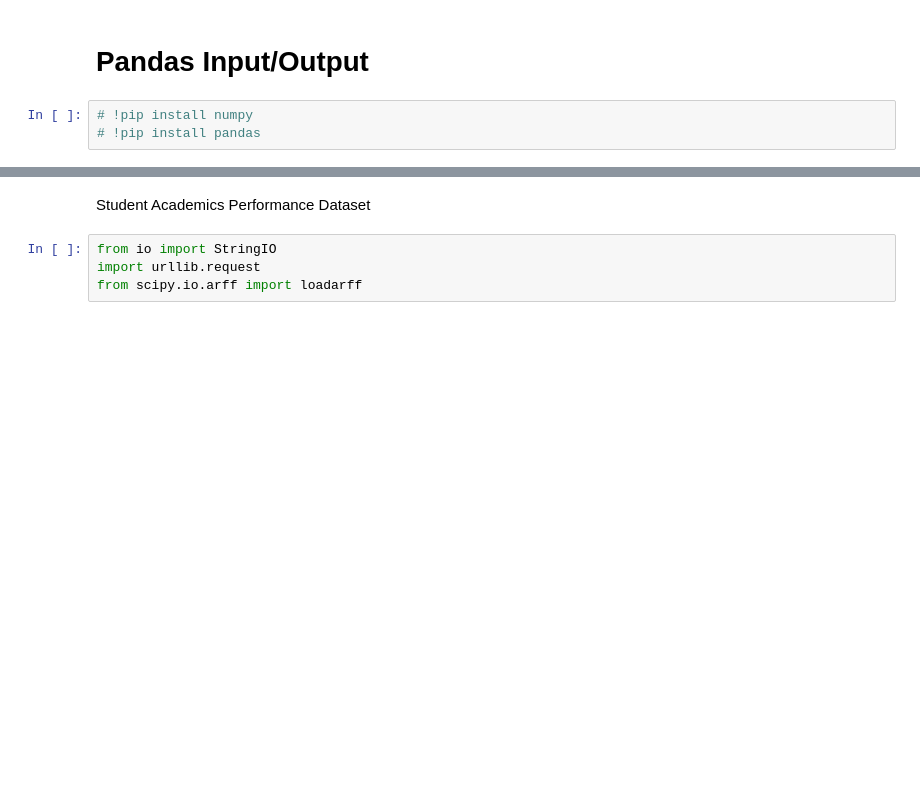
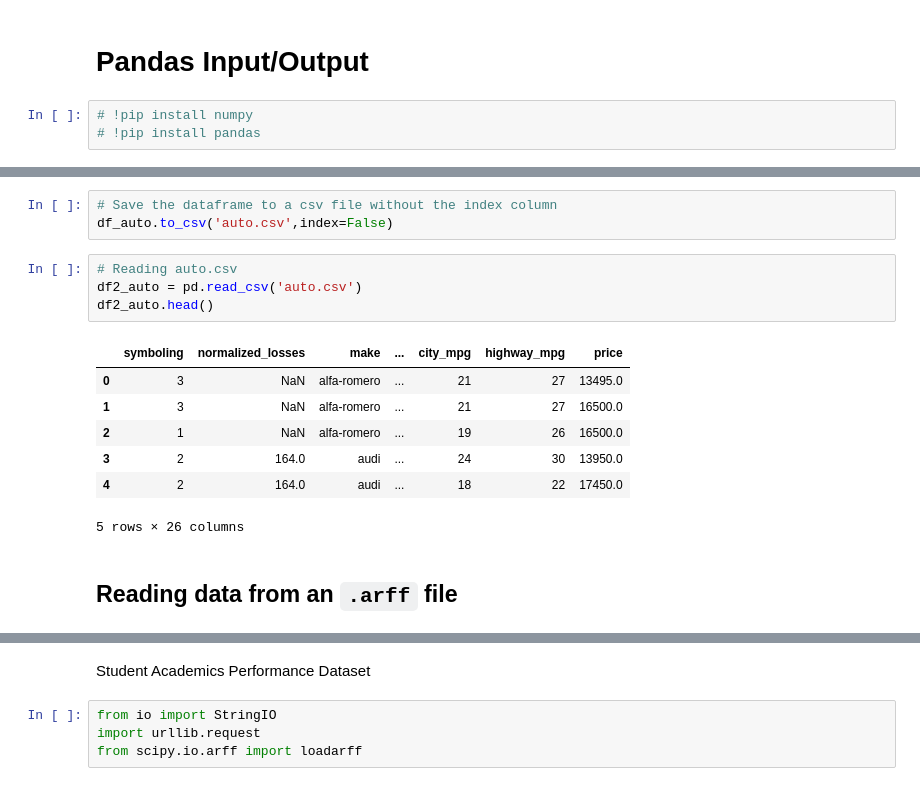
Before and after one commit to Goliath-Research/Introduction-to-Data-Science, a Jupyter notebook: 04-Introduction to Pandas/06-Input-Output.ipynb, the cells around one changed output, grey strips where cells are left out. Saved outputs shown, nothing was run; the diff lists cells and outputs as text; blank space fills up the shorter version.

```diff
--- a/04-Introduction to Pandas/06-Input-Output.ipynb
+++ b/04-Introduction to Pandas/06-Input-Output.ipynb
@@ -105,0 +80,17 @@ dfcar.head()
+# %%
+# Save the dataframe to a csv file without the index column
+df_auto.to_csv('auto.csv',index=False)
+# %%
+# Reading auto.csv
+df2_auto = pd.read_csv('auto.csv')
+df2_auto.head()
+# %% [output]
+|  | symboling | normalized_losses | make | ... | city_mpg | highway_mpg | price |
+| 0 | 3 | NaN | alfa-romero | ... | 21 | 27 | 13495.0 |
+| 1 | 3 | NaN | alfa-romero | ... | 21 | 27 | 16500.0 |
+| 2 | 1 | NaN | alfa-romero | ... | 19 | 26 | 16500.0 |
+| 3 | 2 | 164.0 | audi | ... | 24 | 30 | 13950.0 |
+| 4 | 2 | 164.0 | audi | ... | 18 | 22 | 17450.0 |
+5 rows × 26 columns
+# %% [markdown]
+## Reading data from an `.arff` file
```
Also changed, not shown: parts of 40 cells of this notebook, 1 other file.
